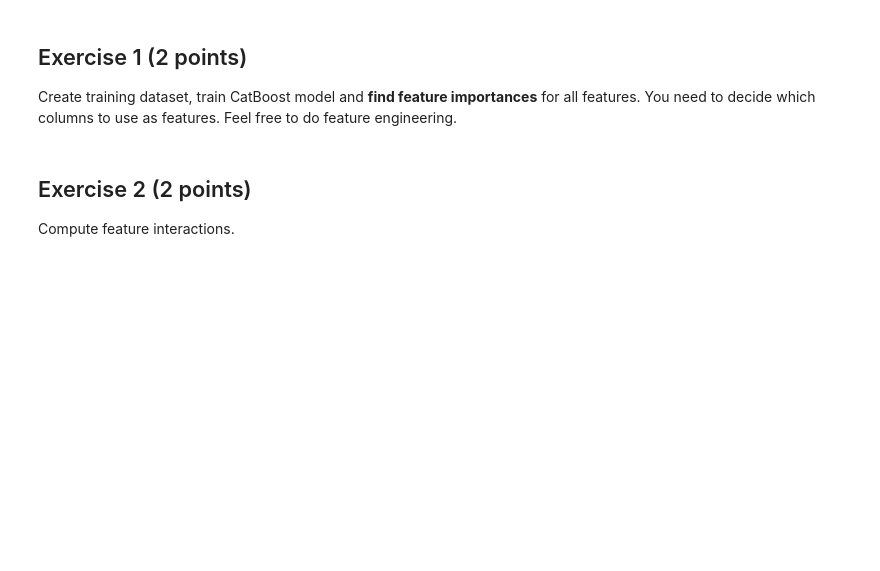
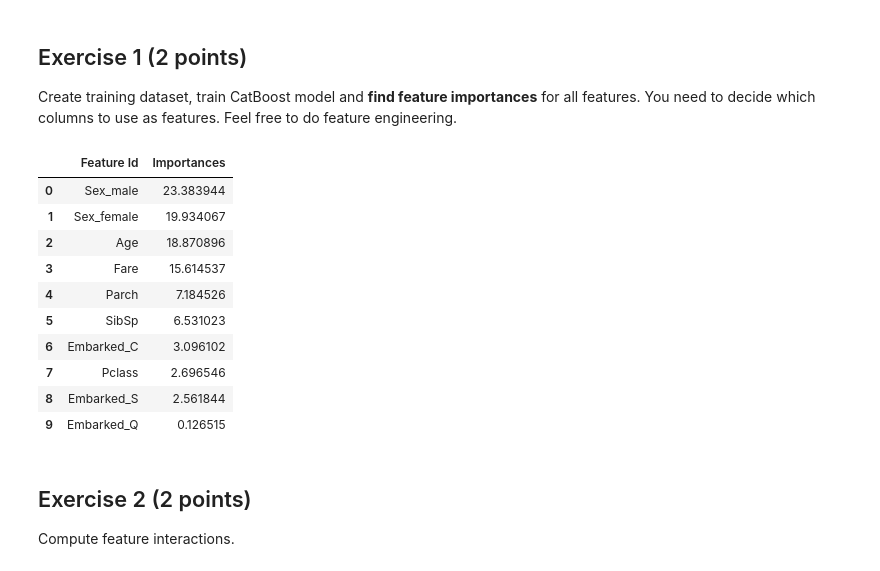
Before and after one commit to mohammadsanaee/ML_in_application, a Jupyter notebook: 13_models_understanding.ipynb, the cells around one changed output. Drawn from its saved outputs; the diff is of its cells as text; code cells hidden in the pictures; blank space fills up the shorter version.

```diff
--- a/13_models_understanding.ipynb
+++ b/13_models_understanding.ipynb
@@ -411,3 +511,36 @@ Create training dataset, train CatBoost model and **find feature importances** f
+# %%
+import pandas as pd
+from catboost import CatBoostClassifier
+from sklearn.model_selection import train_test_split
+
+df = df.dropna()
+df = pd.get_dummies(df, columns=["Sex", "Embarked"])
+
+features = ["Pclass", "Age", "SibSp", "Parch", "Fare", "Sex_female", "Sex_male", "Embarked_C", "Embarked_Q", "Embarked_S"]
+
+X_train, X_test, y_train, y_test = train_test_split(df[features], df["Survived"], test_size=0.2)
+
+clf = CatBoostClassifier()
+clf.fit(X_train, y_train,verbose = False)
+
+y_pred = clf.predict(X_test)
+
+feature_importances = clf.get_feature_importance(
+    prettified=True,
+)
+feature_importances
+# %% [output]
+|  | Feature Id | Importances |
+| 0 | Sex_male | 23.383944 |
+| 1 | Sex_female | 19.934067 |
+| 2 | Age | 18.870896 |
+| 3 | Fare | 15.614537 |
+| 4 | Parch | 7.184526 |
+| 5 | SibSp | 6.531023 |
+| 6 | Embarked_C | 3.096102 |
+| 7 | Pclass | 2.696546 |
+| 8 | Embarked_S | 2.561844 |
+| 9 | Embarked_Q | 0.126515 |
 # %% [markdown]
 ## Exercise 2 (2 points)
 
```
Also changed, not shown: parts of 29 cells of this notebook.
